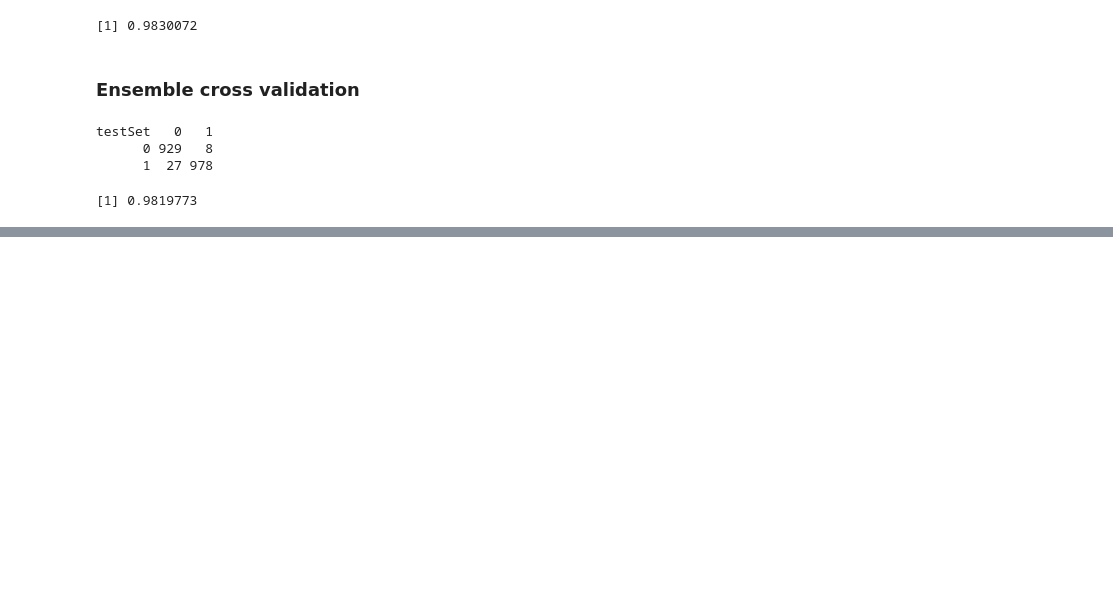
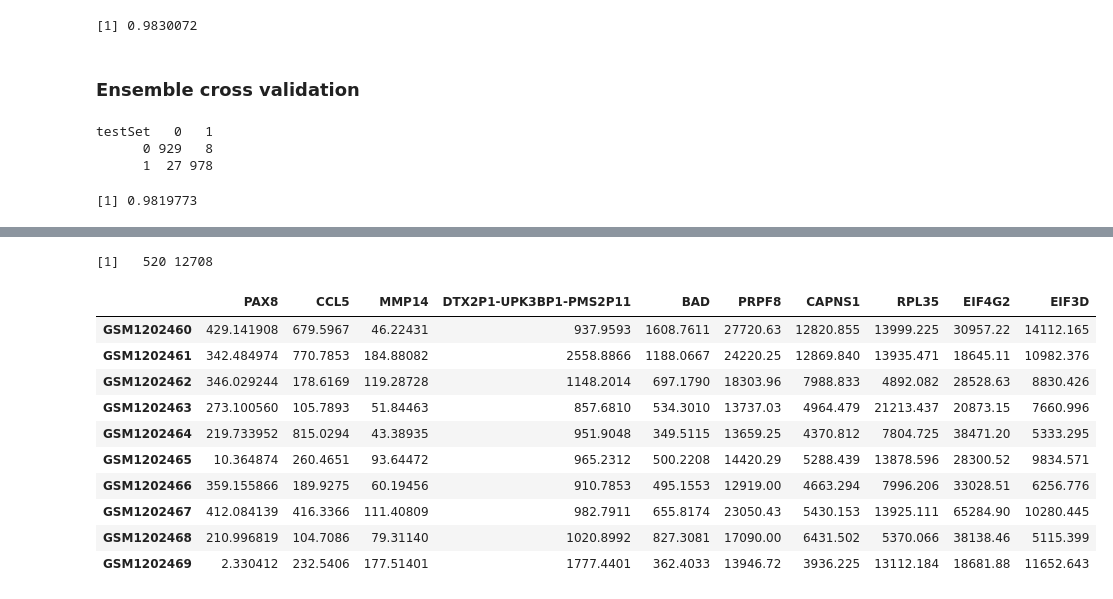
Before and after one commit to nclgbd/geneGPT, a Jupyter notebook: models.ipynb, the cells around one changed output, grey strips where cells are left out. Cells and saved outputs as stored; diff of their text form; code cells hidden in the pictures; blank space fills up the shorter version.

```diff
--- a/models.ipynb
+++ b/models.ipynb
@@ -396,0 +420,4 @@ accuracy
+# %%
+# subset of data containing only AML and ALL samples
+leukemia <- c('AML', 'ALL')
+subset.info <- subset(info.3, Disease %in% leukemia)
@@ -396,0 +435,4 @@ accuracy
+# %%
+subset.data.3 <- data.3[,rownames(subset.info)]
+dim(subset.data.3)
+subset.data.3[1:10,1:10]
@@ -396,0 +452,17 @@ accuracy
+# %%
+subset.data.3 <- as.data.frame(t(subset.data.3))
+dim(subset.data.3)
+subset.data.3[1:10,1:10]
+# %% [output]
+[1]   520 12708
+|  | PAX8 | CCL5 | MMP14 | DTX2P1-UPK3BP1-PMS2P11 | BAD | PRPF8 | CAPNS1 | RPL35 | EIF4G2 | EIF3D |
+| GSM1202460 | 429.141908 | 679.5967 | 46.22431 | 937.9593 | 1608.7611 | 27720.63 | 12820.855 | 13999.225 | 30957.22 | 14112.165 |
+| GSM1202461 | 342.484974 | 770.7853 | 184.88082 | 2558.8866 | 1188.0667 | 24220.25 | 12869.840 | 13935.471 | 18645.11 | 10982.376 |
+| GSM1202462 | 346.029244 | 178.6169 | 119.28728 | 1148.2014 | 697.1790 | 18303.96 | 7988.833 | 4892.082 | 28528.63 | 8830.426 |
+| GSM1202463 | 273.100560 | 105.7893 | 51.84463 | 857.6810 | 534.3010 | 13737.03 | 4964.479 | 21213.437 | 20873.15 | 7660.996 |
+| GSM1202464 | 219.733952 | 815.0294 | 43.38935 | 951.9048 | 349.5115 | 13659.25 | 4370.812 | 7804.725 | 38471.20 | 5333.295 |
+| GSM1202465 | 10.364874 | 260.4651 | 93.64472 | 965.2312 | 500.2208 | 14420.29 | 5288.439 | 13878.596 | 28300.52 | 9834.571 |
+| GSM1202466 | 359.155866 | 189.9275 | 60.19456 | 910.7853 | 495.1553 | 12919.00 | 4663.294 | 7996.206 | 33028.51 | 6256.776 |
+| GSM1202467 | 412.084139 | 416.3366 | 111.40809 | 982.7911 | 655.8174 | 23050.43 | 5430.153 | 13925.111 | 65284.90 | 10280.445 |
+| GSM1202468 | 210.996819 | 104.7086 | 79.31140 | 1020.8992 | 827.3081 | 17090.00 | 6431.502 | 5370.066 | 38138.46 | 5115.399 |
+| GSM1202469 | 2.330412 | 232.5406 | 177.51401 | 1777.4401 | 362.4033 | 13946.72 | 3936.225 | 13112.184 | 18681.88 | 11652.643 |
```
Also changed, not shown: parts of 23 cells of this notebook.
